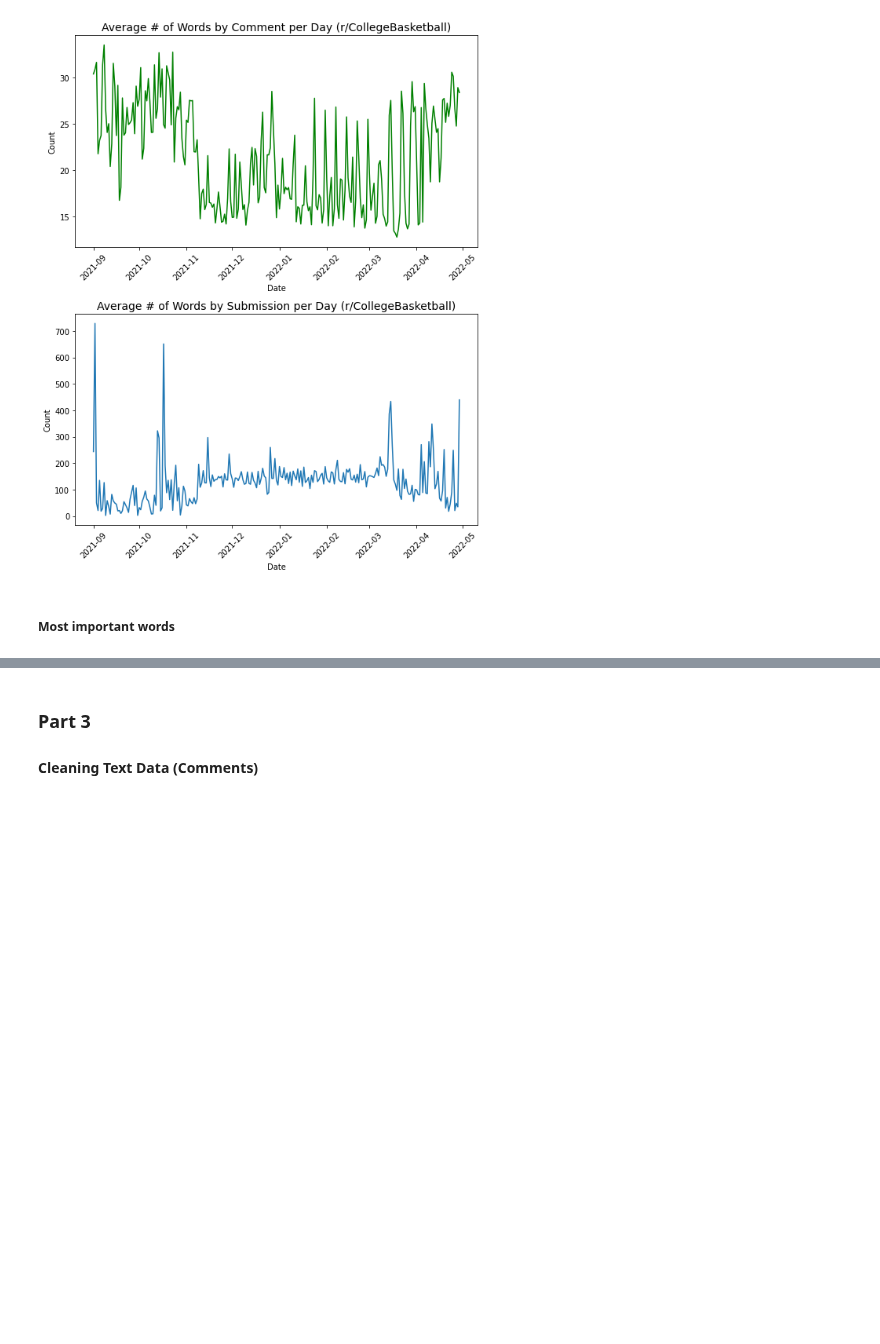
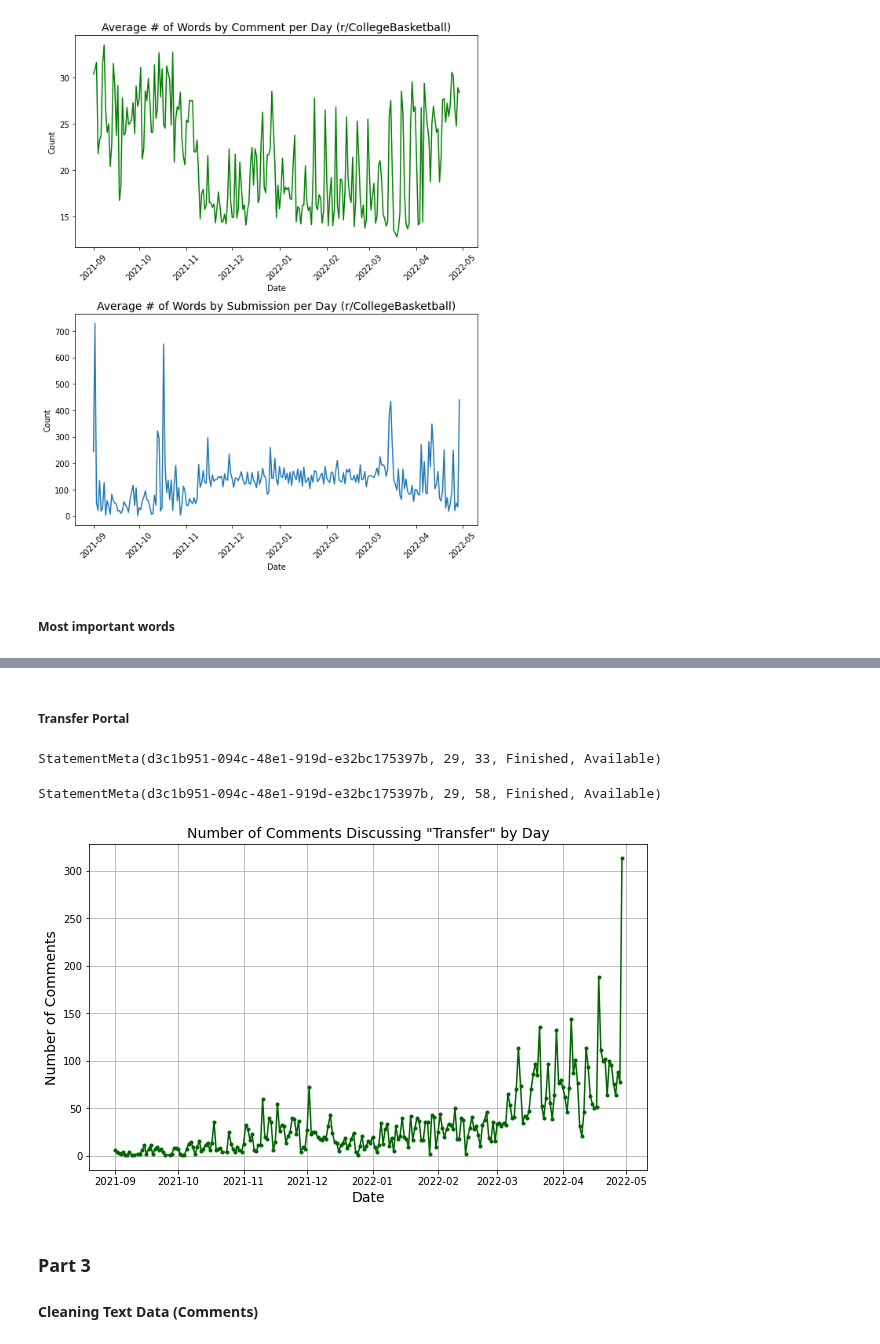
Before and after one commit to gu-dsan6000/fall-2023-reddit-project-team-26, a Jupyter notebook: code/nlp/project_nlp_cleaning.ipynb, the cells around one changed output, grey strips where cells are left out. Saved outputs shown, nothing was run; the diff lists cells and outputs as text; code cells hidden in the pictures; blank space fills up the shorter version.

```diff
--- a/code/nlp/project_nlp_cleaning.ipynb
+++ b/code/nlp/project_nlp_cleaning.ipynb
@@ -190,3 +302,24 @@ result_df.show(truncate=False)
+# %% [markdown]
+##### Transfer Portal
+# %%
+pattern = "(transfer|transfer portal|portal|portaling)"
+
+comments_cb = comments_cb.withColumn("transfer", when(col("body").rlike(pattern), 1).otherwise(0))
+count_byday= comments_cb.groupBy("year", "month", "day", "transfer").count().filter(col("transfer")==1 ).orderBy("year", "month", "day").toPandas()
+# %% [output]
+StatementMeta(d3c1b951-094c-48e1-919d-e32bc175397b, 29, 33, Finished, Available)
+# %%
+count_byday['date'] = pd.to_datetime(count_byday[['year', 'month', 'day']])
+plt.figure(figsize=(10, 6))
+plt.plot(count_byday["date"], count_byday["count"], marker='.', linestyle='-', color = "darkgreen")
+plt.title('Number of Comments Discussing "Transfer" by Day', fontsize = 14)
+plt.xlabel('Date', fontsize = 14)
+plt.ylabel('Number of Comments', fontsize = 14)
+plt.grid(True)
+plt.show()
+# %% [output]
+StatementMeta(d3c1b951-094c-48e1-919d-e32bc175397b, 29, 58, Finished, Available)
+[figure, added]
 # %% [markdown]
 ### Part 3
 #### Cleaning Text Data (Comments)
```
Also changed, not shown: parts of 16 cells of this notebook.
